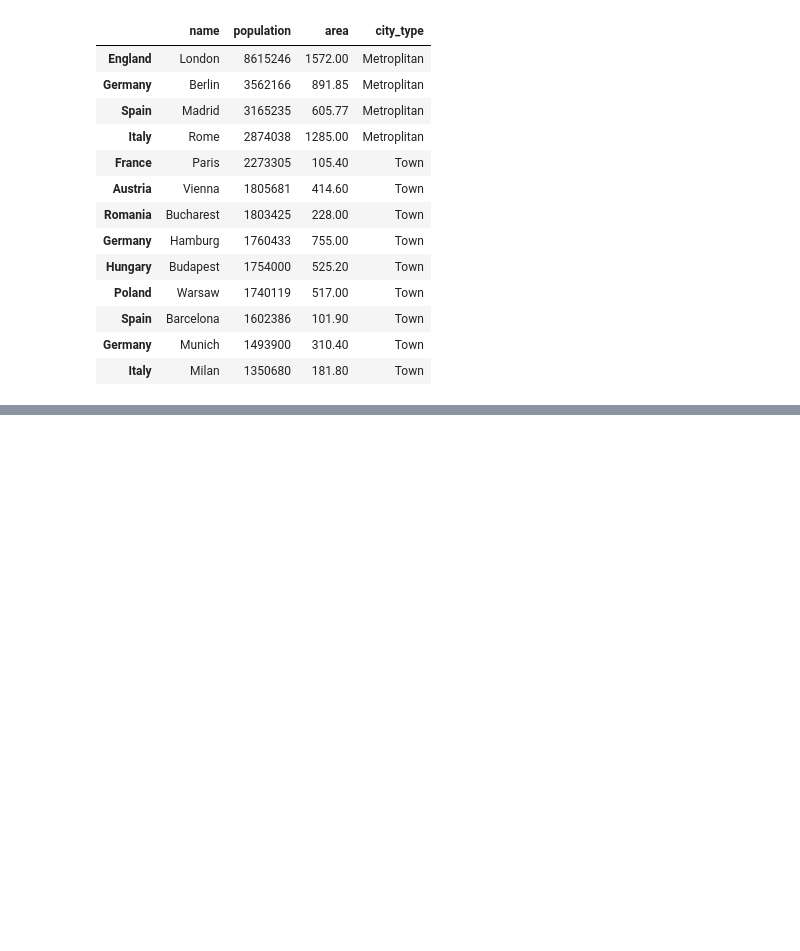
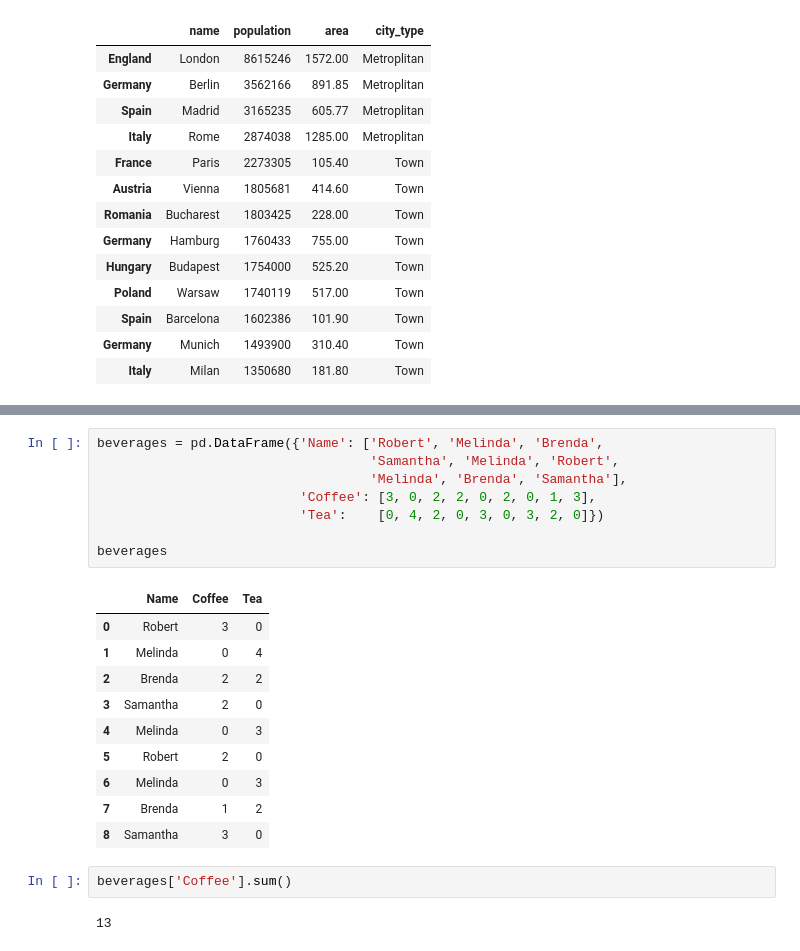
Before and after one commit to raviakasapu/MachineLearning, a Jupyter notebook: Introduction_to_Pandas.ipynb, the cells around one changed output, grey strips where cells are left out. Drawn from its saved outputs; the diff is of its cells as text; blank space fills up the shorter version.

```diff
--- a/Introduction_to_Pandas.ipynb
+++ b/Introduction_to_Pandas.ipynb
@@ -467,0 +531,23 @@ city_frame
+# %%
+beverages = pd.DataFrame({'Name': ['Robert', 'Melinda', 'Brenda',
+                                   'Samantha', 'Melinda', 'Robert',
+                                   'Melinda', 'Brenda', 'Samantha'],
+                          'Coffee': [3, 0, 2, 2, 0, 2, 0, 1, 3],
+                          'Tea':    [0, 4, 2, 0, 3, 0, 3, 2, 0]})
+
+beverages
+# %% [output]
+|  | Name | Coffee | Tea |
+| 0 | Robert | 3 | 0 |
+| 1 | Melinda | 0 | 4 |
+| 2 | Brenda | 2 | 2 |
+| 3 | Samantha | 2 | 0 |
+| 4 | Melinda | 0 | 3 |
+| 5 | Robert | 2 | 0 |
+| 6 | Melinda | 0 | 3 |
+| 7 | Brenda | 1 | 2 |
+| 8 | Samantha | 3 | 0 |
+# %%
+beverages['Coffee'].sum()
+# %% [output]
+13
```
Also changed, not shown: parts of 14 cells of this notebook.
